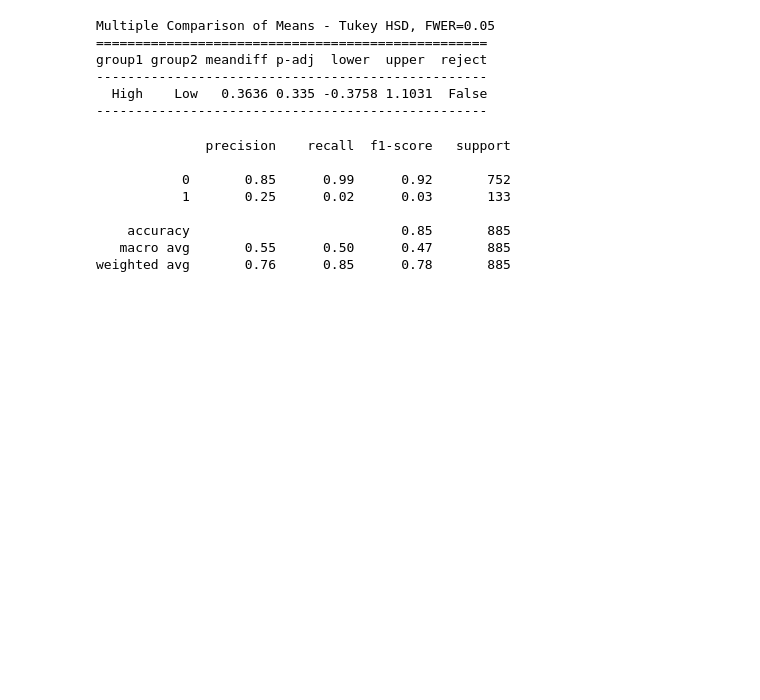
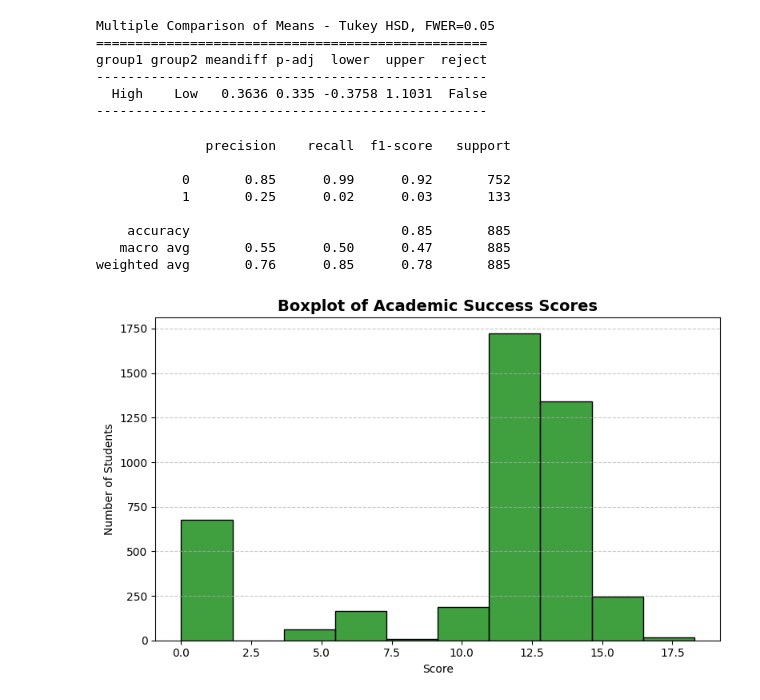
Before and after one commit to yani331/DSRP-Research, a Jupyter notebook: SchoolResearch.ipynb, the cells around one changed output. Drawn from its saved outputs; the diff is of its cells as text; code cells hidden in the pictures; blank space fills up the shorter version.

```diff
--- a/SchoolResearch.ipynb
+++ b/SchoolResearch.ipynb
@@ -47,5 +66,5 @@ School_data = pd.concat([School_features, School_targets], axis=1)
 # %%
 School_features.columns = School_features.columns.str.strip().str.lower().str.replace(' ', '_')
 # %%
-wildlifedata.dropna(inplace=True)
+School_data.dropna(inplace=True)
 # %%
@@ -200,3 +256,19 @@ print(classification_report(y_test, y_pred))
     accuracy                           0.85       885
    macro avg       0.55      0.50      0.47       885
 weighted avg       0.76      0.85      0.78       885
+# %%
+import seaborn as sns
+import matplotlib.pyplot as plt
+
+plt.figure(figsize=(8, 5))
+sns.histplot(academic_success_scores, bins=10, kde=False, color="GREEN")
+
+plt.title('Boxplot of Academic Success Scores', fontsize=14, fontweight='bold')
+plt.xlabel('Score')
+plt.ylabel('Number of Students')
+plt.grid(axis='y', linestyle='--', alpha=0.7)
+
+plt.tight_layout()
+plt.show()
+# %% [output]
+[figure, added]
```
Also changed, not shown: parts of 10 cells of this notebook.
